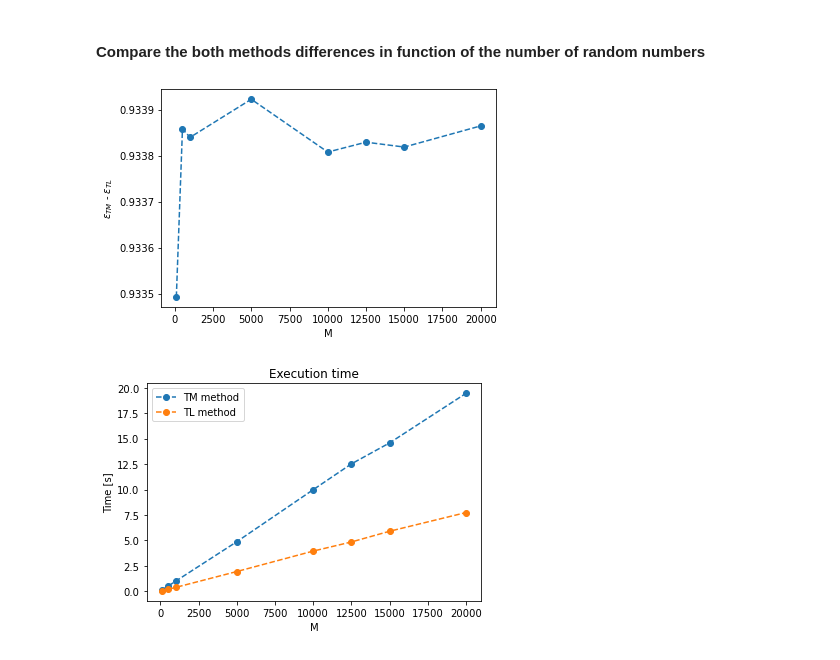
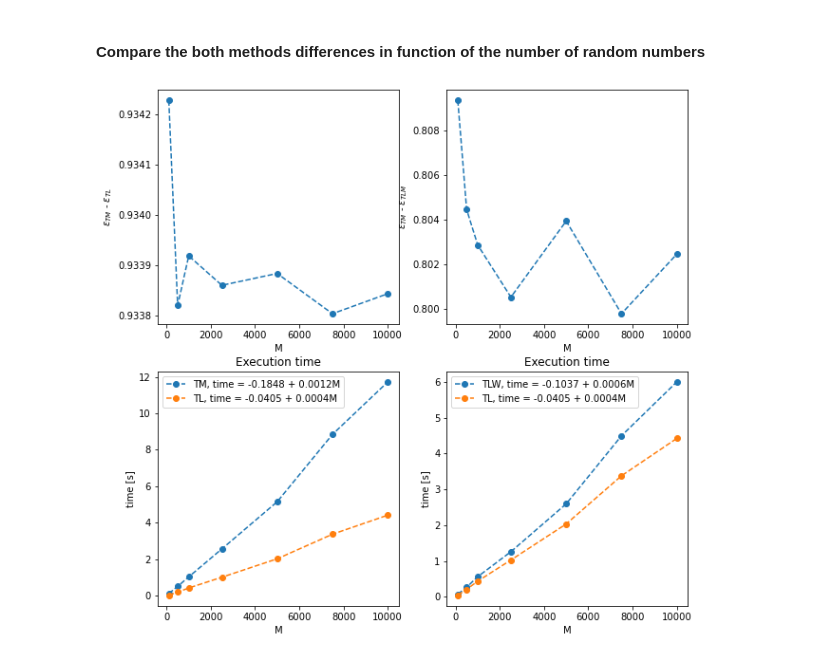
Before and after one commit to ccochato/cnm_final_project, a Jupyter notebook: FINAL_PROJECT_BOOTSTRAPPING_Emittance_uncertainty.ipynb, the cells around one changed output. Saved outputs shown, nothing was run; the diff lists cells and outputs as text; code cells hidden in the pictures.

```diff
--- a/FINAL_PROJECT_BOOTSTRAPPING_Emittance_uncertainty.ipynb
+++ b/FINAL_PROJECT_BOOTSTRAPPING_Emittance_uncertainty.ipynb
@@ -67,7 +68,9 @@ def _twiss(s_11 , s_12, s_22, energy):
     return nemit, beta, alpha, gamma
 # %%
 def _trans_matrix_method(energy, I_meas, sigma, pl='x'):
-    '''Function to calculate the beam emittance using transfer matrices'''
+    '''
+    Function to calculate the beam emittance using transfer matrices
+    '''
     K1 = _get_K1_from_I(energy,I_meas)
     Rx, Ry = _get_resp_mat(K1, energy)
     R = Rx if pl == 'x' else Ry
@@ -271,30 +310,49 @@ nemit_t, nemit_tl = emit_montec(energy, sigma, err_sigma, current, err_current,
 # %% [markdown]
 #### Compare the both methods differences in function of the number of random numbers
-# %%
-Ms = [100,500, 1000, 5000, 10000, 12500, 15000, 20000]
-y0s = []
-x0s = []
-times_t = []
-times_tl = []
-for k in Ms:
-    nemit_t, nemit_tl, time_t, time_tl = emit_montec(energy, sigma,err_sigma, current, err_current, 'x', k, plot = False, times = True)
-    y0s.append(np.abs(np.mean(nemit_t)- np.mean(nemit_tl)))
-    times_t.append(time_t)
-    times_tl.append(time_tl)
-
-
-plt.plot(Ms, y0s, "o--")
-plt.xlabel('M')
-plt.ylabel('$\epsilon_{TM}$ - $\epsilon_{TL}$')
-plt.show()
-
-plt.plot(Ms,times_t , "o--", label= 'TM method')
-plt.plot(Ms,times_tl , "o--", label= 'TL method')
-plt.xlabel('M')
-plt.ylabel('Time [s]')
-plt.title('Execution time')
-plt.legend()
-plt.show()
-# %% [output]
-[figure, removed]
-[figure, removed]
+# %%
+Ms = [100,500, 1000, 2500, 5000, 7500, 10000]
+x0s = []
+y0s = []
+y0s2 = []
+times_t = []
+times_tl = []
+times_tlw = []
+for k in Ms:
+    nemit_t, nemit_tl, nemit_tlw, time_t, time_tl, time_tlw = emit_montec(energy, sigma,err_sigma, current, err_current, 'x', k, plot = False, times = True)
+    y0s.append(np.abs(np.mean(nemit_t)- np.mean(nemit_tl)))
+    y0s2.append(np.abs(np.mean(nemit_t)- np.mean(nemit_tlw)))
+    times_t.append(time_t)
+    times_tl.append(time_tl)
+    times_tlw.append(time_tlw)
+
+
+a1, b1 = np.polyfit(Ms,times_t,1)
+a2, b2 = np.polyfit(Ms,times_tl,1)
+a3, b3 = np.polyfit(Ms,times_tlw,1)
+fig = plt.figure(figsize=(10,10))
+gs = GridSpec(2,2) # 1 rows, 2 columns
+ax1 = fig.add_subplot(gs[0,0])
+ax2 = fig.add_subplot(gs[0,1])
+ax3 = fig.add_subplot(gs[1,0])
+ax4 = fig.add_subplot(gs[1,1])
+ax1.plot(Ms, y0s, "o--")
+ax1.set_xlabel('M')
+ax2.set_xlabel('M')
+ax1.set_ylabel('$\epsilon_{TM}$ - $\epsilon_{TL}$')
+ax2.set_ylabel('$\epsilon_{TM}$ - $\epsilon_{TLM}$')
+ax2.plot(Ms, y0s2, "o--")
+ax3.plot(Ms,times_t , "o--", label= 'TM, time = '+ str(round(b1, 4))+ ' + '+str(round(a1, 4))+'M')
+ax3.plot(Ms,times_tl , "o--", label= 'TL, time = '+ str(round(b2, 4))+ ' + '+str(round(a2, 4))+'M')
+ax4.plot(Ms,times_tlw , "o--", label= 'TLW, time = '+ str(round(b3, 4))+ ' + '+str(round(a3, 4))+'M')
+ax4.plot(Ms,times_tl , "o--", label= 'TL, time = '+ str(round(b2, 4))+ ' + '+str(round(a2, 4))+'M')
+ax3.set_xlabel('M')
+ax4.set_xlabel('M')
+ax3.set_ylabel('time [s]')
+ax4.set_ylabel('time [s]')
+ax3.legend()
+ax4.legend()
+ax3.set_title('Execution time')
+ax4.set_title('Execution time')
+plt.show()
+# %% [output]
+[figure, added]
```
Also changed, not shown: parts of 11 cells of this notebook.
